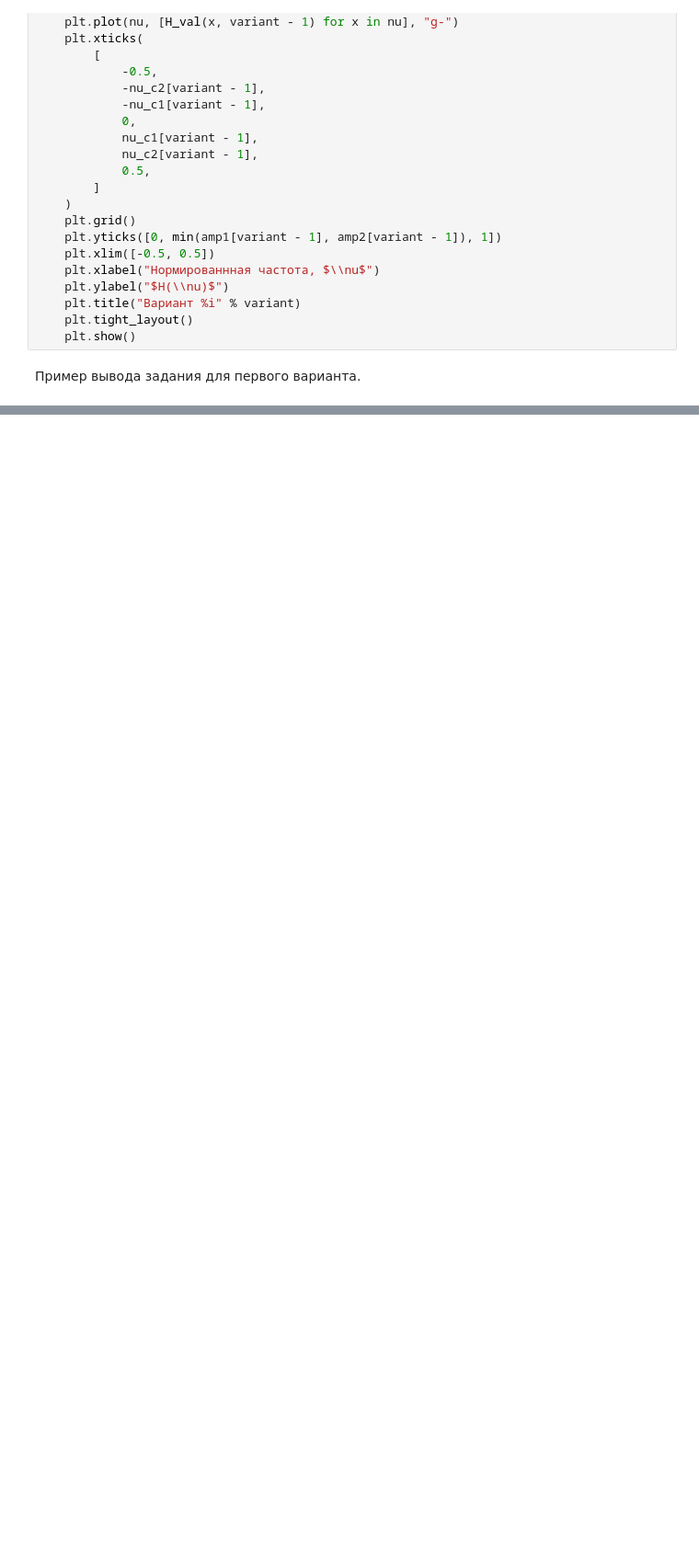
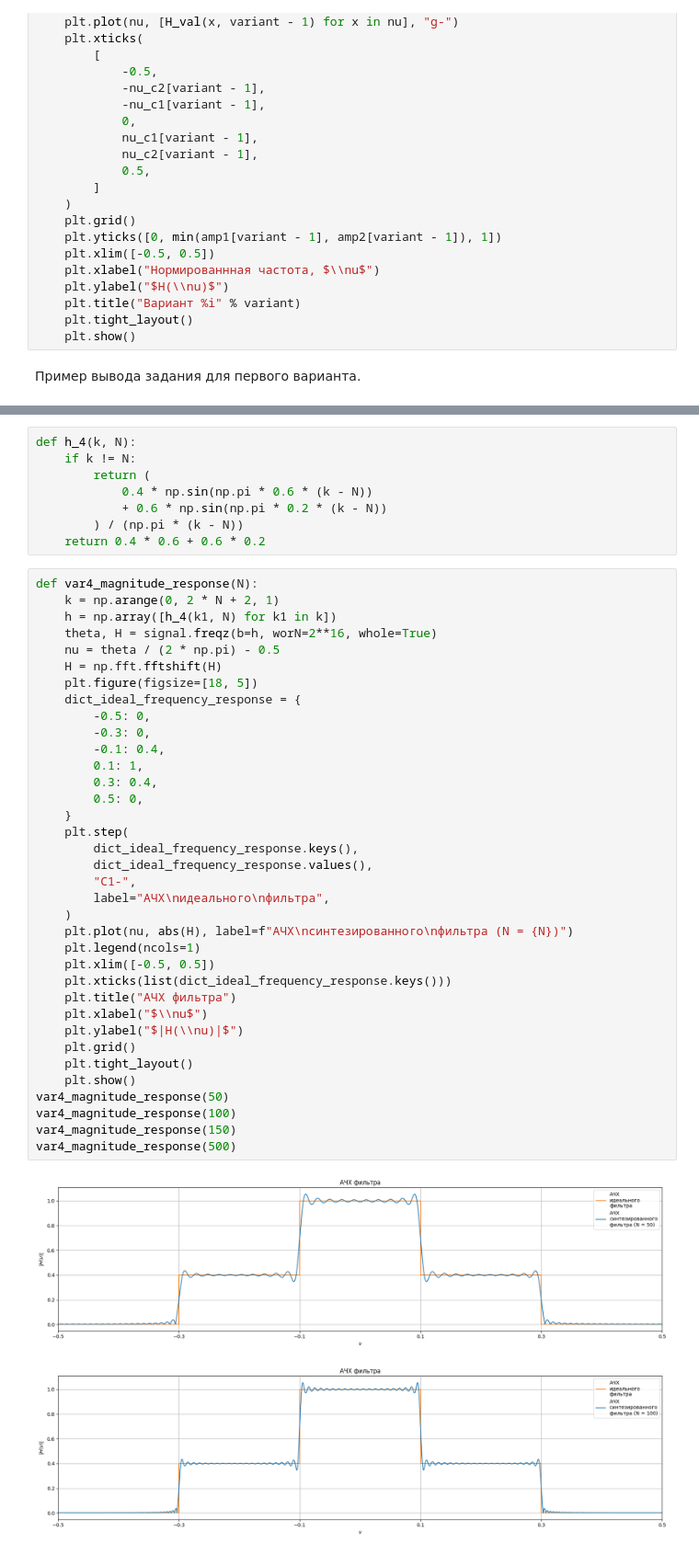
Before and after one commit to derzhavin3016/DSP-labs, a Jupyter notebook: lab2/dsp_lab2.ipynb, the cells around one changed output, grey strips where cells are left out. Shown at 92% size. Drawn from its saved outputs; the diff is of its cells as text; blank space fills up the shorter version.

```diff
--- a/lab2/dsp_lab2.ipynb
+++ b/lab2/dsp_lab2.ipynb
@@ -336,0 +388,47 @@ task_3_2(variant=1)
+# %%
+def h_4(k, N):
+    if k != N:
+        return (
+            0.4 * np.sin(np.pi * 0.6 * (k - N))
+            + 0.6 * np.sin(np.pi * 0.2 * (k - N))
+        ) / (np.pi * (k - N))
+    return 0.4 * 0.6 + 0.6 * 0.2
+# %%
+def var4_magnitude_response(N):
+    k = np.arange(0, 2 * N + 2, 1)
+    h = np.array([h_4(k1, N) for k1 in k])
+    theta, H = signal.freqz(b=h, worN=2**16, whole=True)
+    nu = theta / (2 * np.pi) - 0.5
+    H = np.fft.fftshift(H)
+    plt.figure(figsize=[18, 5])
+    dict_ideal_frequency_response = {
+        -0.5: 0,
+        -0.3: 0,
+        -0.1: 0.4,
+        0.1: 1,
+        0.3: 0.4,
+        0.5: 0,
+    }
+    plt.step(
+        dict_ideal_frequency_response.keys(),
+        dict_ideal_frequency_response.values(),
+        "C1-",
+        label="АЧХ\nидеального\nфильтра",
+    )
+    plt.plot(nu, abs(H), label=f"АЧХ\nсинтезированного\nфильтра (N = {N})")
+    plt.legend(ncols=1)
+    plt.xlim([-0.5, 0.5])
+    plt.xticks(list(dict_ideal_frequency_response.keys()))
+    plt.title("АЧХ фильтра")
+    plt.xlabel("$\\nu$")
+    plt.ylabel("$|H(\\nu)|$")
+    plt.grid()
+    plt.tight_layout()
+    plt.show()
+var4_magnitude_response(50)
+var4_magnitude_response(100)
+var4_magnitude_response(150)
+var4_magnitude_response(500)
+# %% [output]
+[figure, added]
+[figure, added]
```
Also changed, not shown: parts of 8 cells of this notebook.
